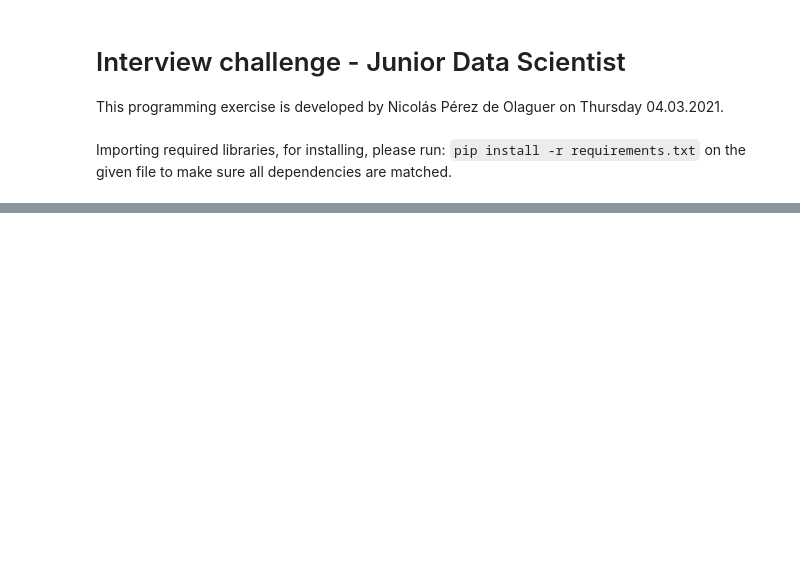
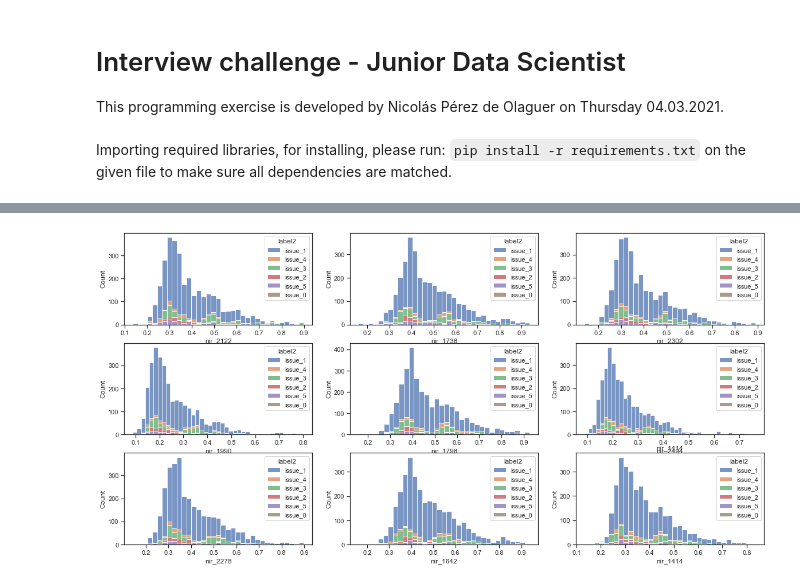
Before and after one commit to nicolasperezdeo/stenon_challenge, a Jupyter notebook: junior_DS_challenge.ipynb, the cells around one changed output, grey strips where cells are left out. Saved outputs shown, nothing was run; the diff lists cells and outputs as text; code cells hidden in the pictures; blank space fills up the shorter version.

```diff
--- a/junior_DS_challenge.ipynb
+++ b/junior_DS_challenge.ipynb
@@ -35,0 +162,10 @@ AttributeError: '_csv.reader' object has no attribute 'next'
+# %%
+# For label 2
+f1, axes = plt.subplots(3, 3)
+
+for col, ax in zip(np.random.choice([c for c in sensor_data], size=9), axes.flatten()):
+    sns.histplot(raw_data, x=col, hue='label2', multiple="stack", ax=ax)
+    plt.title(col)
+plt.show()
+# %% [output]
+[figure, added]
```
Also changed, not shown: parts of 63 cells of this notebook, 1 other file.
